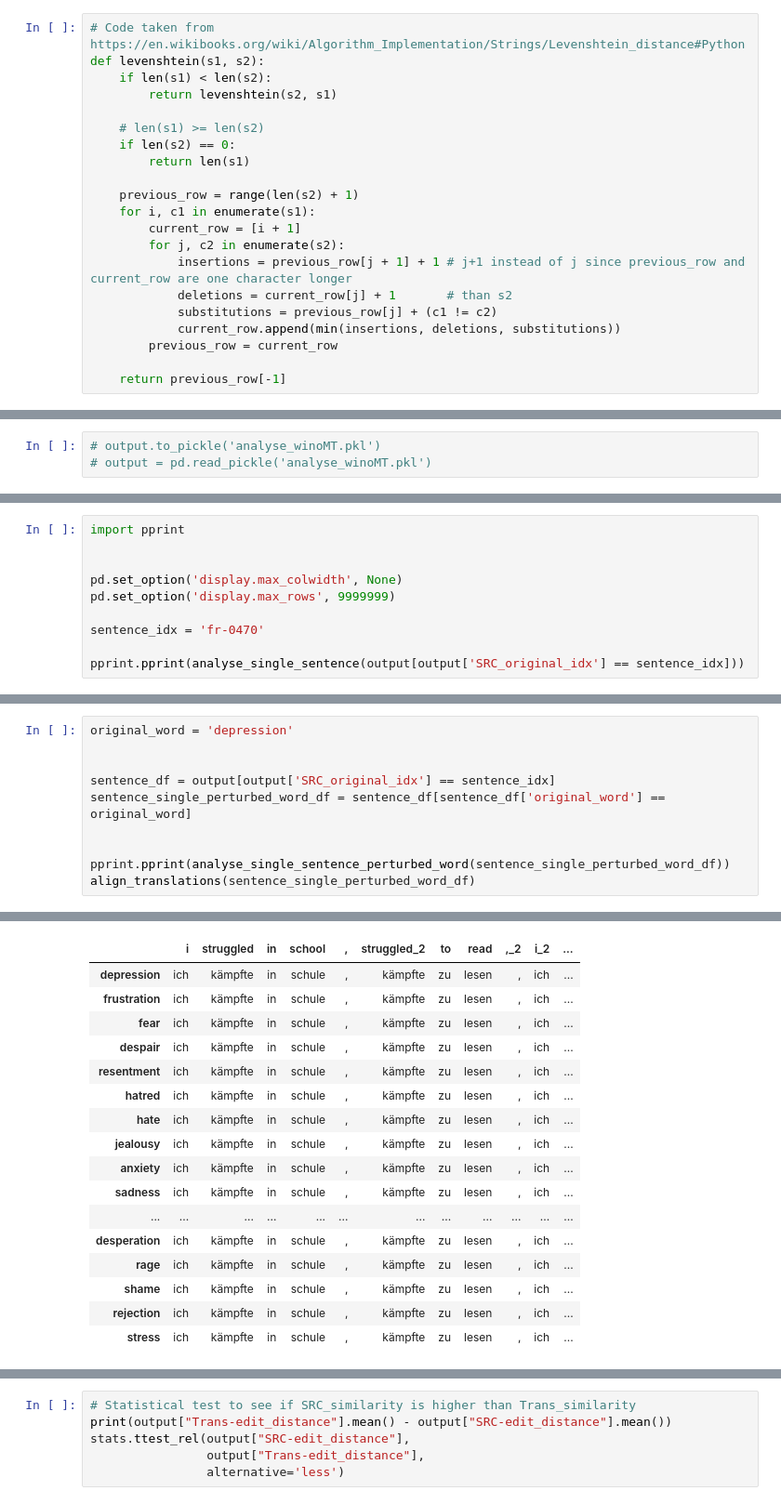
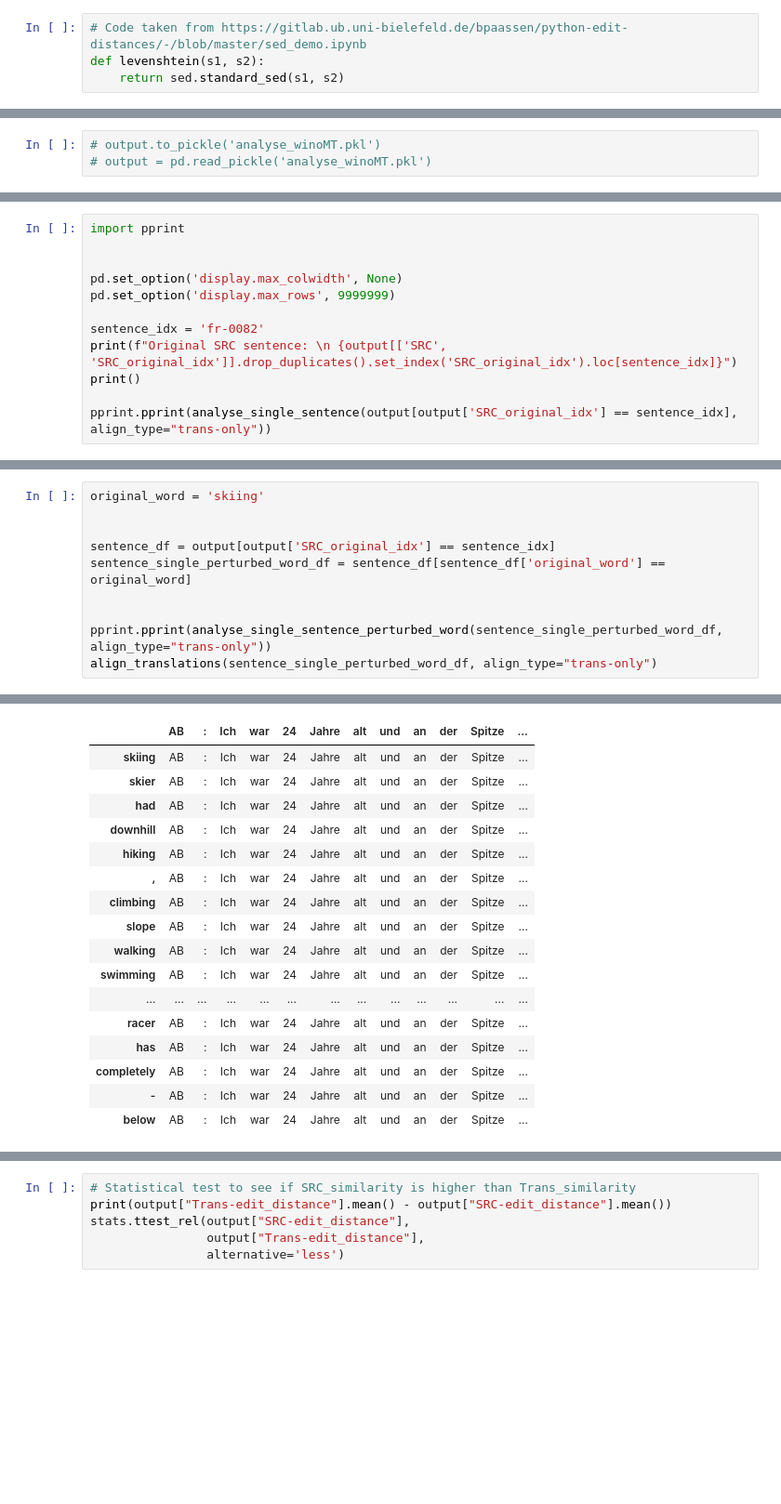
Before and after one commit to TuAnh23/Perturbation-basedQE, a Jupyter notebook: Input perturbation.ipynb, the cells around one changed output, grey strips where cells are left out. Shown at 93% size. Saved outputs shown, nothing was run; the diff lists cells and outputs as text; blank space fills up the shorter version.

Commit message:
Add alignment on translation side only using edit distance

```diff
--- a/Input perturbation.ipynb
+++ b/Input perturbation.ipynb
@@ -27,26 +28,9 @@ pd.set_option('display.max_columns', None)
 # %% [markdown]
 German word2vec model Facebook https://fasttext.cc/docs/en/crawl-vectors.html (cc.de.300.bin)
 # %%
-# Code taken from https://en.wikibooks.org/wiki/Algorithm_Implementation/Strings/Levenshtein_distance#Python
+# Code taken from https://gitlab.ub.uni-bielefeld.de/bpaassen/python-edit-distances/-/blob/master/sed_demo.ipynb
 def levenshtein(s1, s2):
-    if len(s1) < len(s2):
-        return levenshtein(s2, s1)
-
-    # len(s1) >= len(s2)
-    if len(s2) == 0:
-        return len(s1)
-
-    previous_row = range(len(s2) + 1)
-    for i, c1 in enumerate(s1):
-        current_row = [i + 1]
-        for j, c2 in enumerate(s2):
-            insertions = previous_row[j + 1] + 1 # j+1 instead of j since previous_row and current_row are one character longer
-            deletions = current_row[j] + 1       # than s2
-            substitutions = previous_row[j] + (c1 != c2)
-            current_row.append(min(insertions, deletions, substitutions))
-        previous_row = current_row
-
-    return previous_row[-1]
+    return sed.standard_sed(s1, s2)
 # %%
 # https://docs.python.org/3/library/difflib.html
 
@@ -1108,7 +1173,9 @@ import pprint
 pd.set_option('display.max_colwidth', None)
 pd.set_option('display.max_rows', 9999999)
 
-sentence_idx = 'fr-0470'
+sentence_idx = 'fr-0082'
+print(f"Original SRC sentence: \n {output[['SRC', 'SRC_original_idx']].drop_duplicates().set_index('SRC_original_idx').loc[sentence_idx]}")
+print()
 
-pprint.pprint(analyse_single_sentence(output[output['SRC_original_idx'] == sentence_idx]))
+pprint.pprint(analyse_single_sentence(output[output['SRC_original_idx'] == sentence_idx], align_type="trans-only"))
 # %% [output]
@@ -1127,11 +1199,11 @@ pprint.pprint(analyse_single_sentence(output[output['SRC_original_idx'] == sente
 # %%
-original_word = 'depression'
+original_word = 'skiing'
 
 
 sentence_df = output[output['SRC_original_idx'] == sentence_idx]
 sentence_single_perturbed_word_df = sentence_df[sentence_df['original_word'] == original_word]
 
 
-pprint.pprint(analyse_single_sentence_perturbed_word(sentence_single_perturbed_word_df))
-align_translations(sentence_single_perturbed_word_df)
+pprint.pprint(analyse_single_sentence_perturbed_word(sentence_single_perturbed_word_df, align_type="trans-only"))
+align_translations(sentence_single_perturbed_word_df, align_type="trans-only")
 # %% [output]
@@ -1148,17 +1230,17 @@ align_translations(sentence_single_perturbed_word_df)
-|  | i | struggled | in | school | , | struggled_2 | to | read | ,_2 | i_2 | ... |
-| depression | ich | kämpfte | in | schule | , | kämpfte | zu | lesen | , | ich | ... |
-| frustration | ich | kämpfte | in | schule | , | kämpfte | zu | lesen | , | ich | ... |
-| fear | ich | kämpfte | in | schule | , | kämpfte | zu | lesen | , | ich | ... |
-| despair | ich | kämpfte | in | schule | , | kämpfte | zu | lesen | , | ich | ... |
-| resentment | ich | kämpfte | in | schule | , | kämpfte | zu | lesen | , | ich | ... |
-| hatred | ich | kämpfte | in | schule | , | kämpfte | zu | lesen | , | ich | ... |
-| hate | ich | kämpfte | in | schule | , | kämpfte | zu | lesen | , | ich | ... |
-| jealousy | ich | kämpfte | in | schule | , | kämpfte | zu | lesen | , | ich | ... |
-| anxiety | ich | kämpfte | in | schule | , | kämpfte | zu | lesen | , | ich | ... |
-| sadness | ich | kämpfte | in | schule | , | kämpfte | zu | lesen | , | ich | ... |
-| ... | ... | ... | ... | ... | ... | ... | ... | ... | ... | ... | ... |
-| desperation | ich | kämpfte | in | schule | , | kämpfte | zu | lesen | , | ich | ... |
-| rage | ich | kämpfte | in | schule | , | kämpfte | zu | lesen | , | ich | ... |
-| shame | ich | kämpfte | in | schule | , | kämpfte | zu | lesen | , | ich | ... |
-| rejection | ich | kämpfte | in | schule | , | kämpfte | zu | lesen | , | ich | ... |
-| stress | ich | kämpfte | in | schule | , | kämpfte | zu | lesen | , | ich | ... |
+|  | AB | : | Ich | war | 24 | Jahre | alt | und | an | der | Spitze | ... |
+| skiing | AB | : | Ich | war | 24 | Jahre | alt | und | an | der | Spitze | ... |
+| skier | AB | : | Ich | war | 24 | Jahre | alt | und | an | der | Spitze | ... |
+| had | AB | : | Ich | war | 24 | Jahre | alt | und | an | der | Spitze | ... |
+| downhill | AB | : | Ich | war | 24 | Jahre | alt | und | an | der | Spitze | ... |
+| hiking | AB | : | Ich | war | 24 | Jahre | alt | und | an | der | Spitze | ... |
+| , | AB | : | Ich | war | 24 | Jahre | alt | und | an | der | Spitze | ... |
+| climbing | AB | : | Ich | war | 24 | Jahre | alt | und | an | der | Spitze | ... |
+| slope | AB | : | Ich | war | 24 | Jahre | alt | und | an | der | Spitze | ... |
+| walking | AB | : | Ich | war | 24 | Jahre | alt | und | an | der | Spitze | ... |
+| swimming | AB | : | Ich | war | 24 | Jahre | alt | und | an | der | Spitze | ... |
+| ... | ... | ... | ... | ... | ... | ... | ... | ... | ... | ... | ... | ... |
+| racer | AB | : | Ich | war | 24 | Jahre | alt | und | an | der | Spitze | ... |
+| has | AB | : | Ich | war | 24 | Jahre | alt | und | an | der | Spitze | ... |
+| completely | AB | : | Ich | war | 24 | Jahre | alt | und | an | der | Spitze | ... |
+| - | AB | : | Ich | war | 24 | Jahre | alt | und | an | der | Spitze | ... |
+| below | AB | : | Ich | war | 24 | Jahre | alt | und | an | der | Spitze | ... |
```
Also changed, not shown: parts of 8 cells of this notebook.
